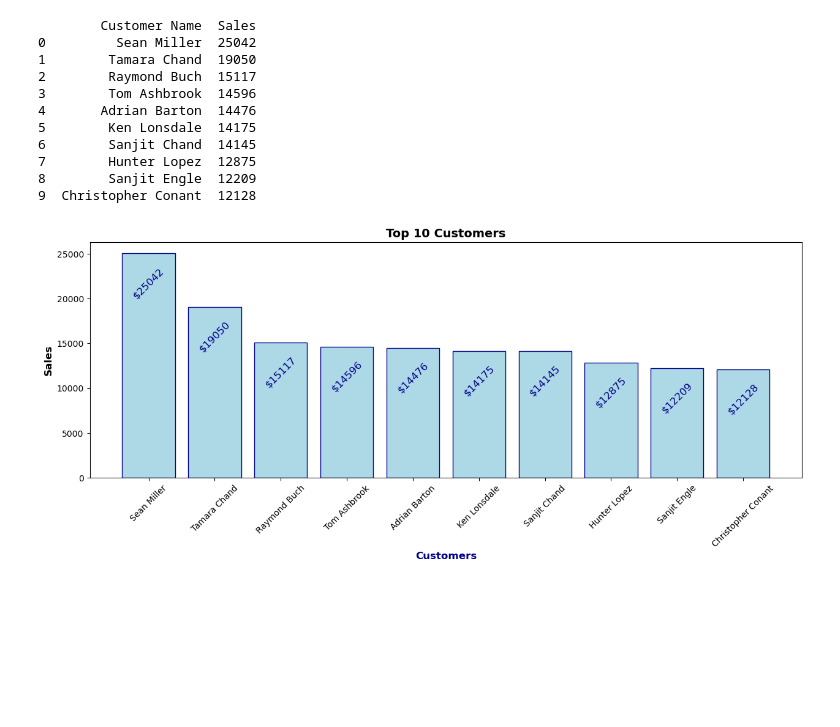
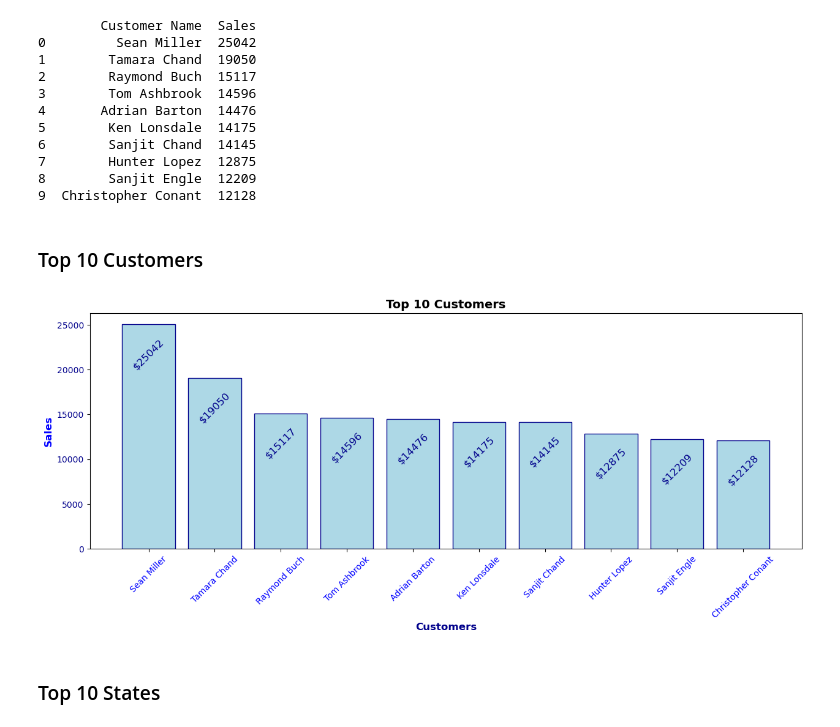
Before and after one commit to sabheen9/SQL, a Jupyter notebook: Superstore Sales forecasting and EDA.ipynb, the cells around one changed output. Saved outputs shown, nothing was run; the diff lists cells and outputs as text; code cells hidden in the pictures; blank space fills up the shorter version.

```diff
--- a/Superstore Sales forecasting and EDA.ipynb
+++ b/Superstore Sales forecasting and EDA.ipynb
@@ -100,17 +100,22 @@ print(top_customers)
 7        Hunter Lopez  12875
 8        Sanjit Engle  12209
 9  Christopher Conant  12128
+# %% [markdown]
+### Top 10 Customers
 # %%
 # plotting top customers in a form of bar graph
 
 plt.figure(figsize=(15,5))
 plt.title("Top 10 Customers",fontsize=14,fontweight='bold')
 plt.bar(top_customers['Customer Name'],top_customers['Sales'],color='lightblue',edgecolor='darkblue')
 plt.xlabel("Customers",fontsize=12,fontweight='bold',color='darkblue') # x-axis showing Customers
-plt.ylabel("Sales",fontsize=12,fontweight='bold'color='darkblue') # y axis showing Sales
-plt.xticks(rotation=45) # making x-axis label in parallel direction
+plt.ylabel("Sales",fontsize=12,fontweight='bold',color='blue') # y axis showing Sales
+plt.xticks(rotation=45,color='blue') # making x-axis label in parallel direction
+plt.yticks(color='darkblue')
 
 for k,v in top_customers["Sales"].items(): #To show the exact revenue generated on the figure
     plt.text(k,v-5000,'$'+ str(v), fontsize=12,rotation=45,color='darkblue', horizontalalignment='center');
 # %% [output]
-[figure, old version]
+[figure, new version]
+# %% [markdown]
+### Top 10 States
```
Also changed, not shown: parts of 2 cells of this notebook.
